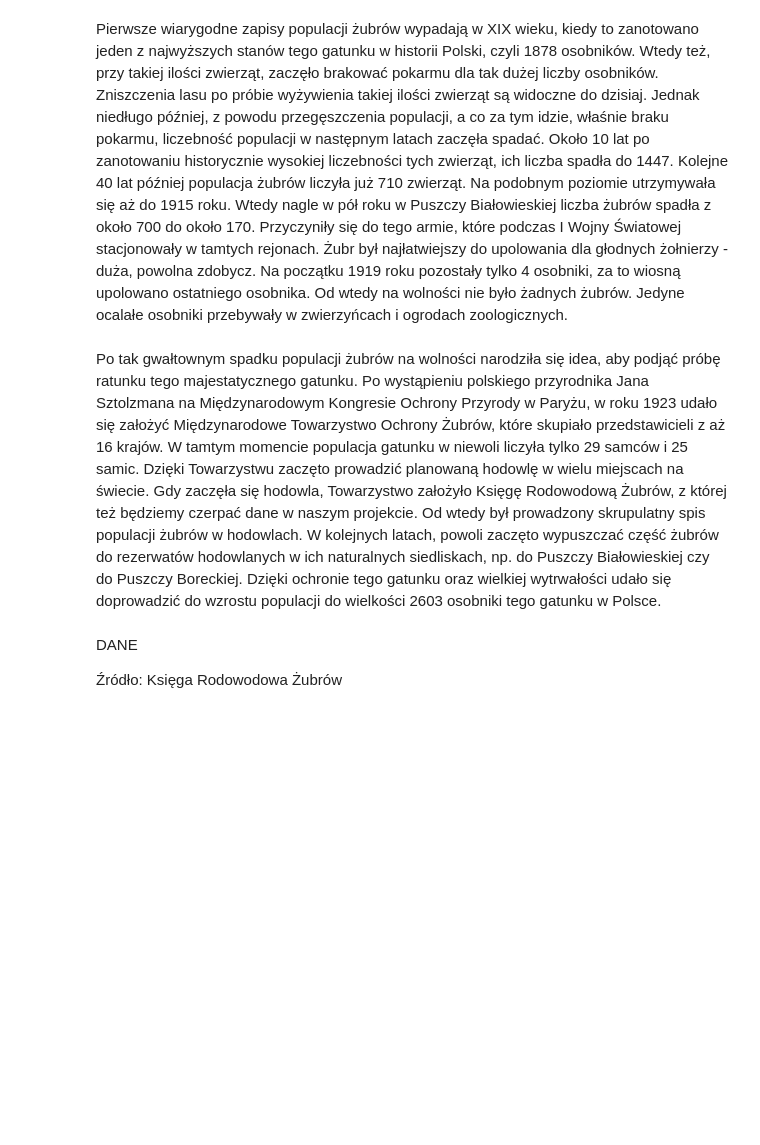
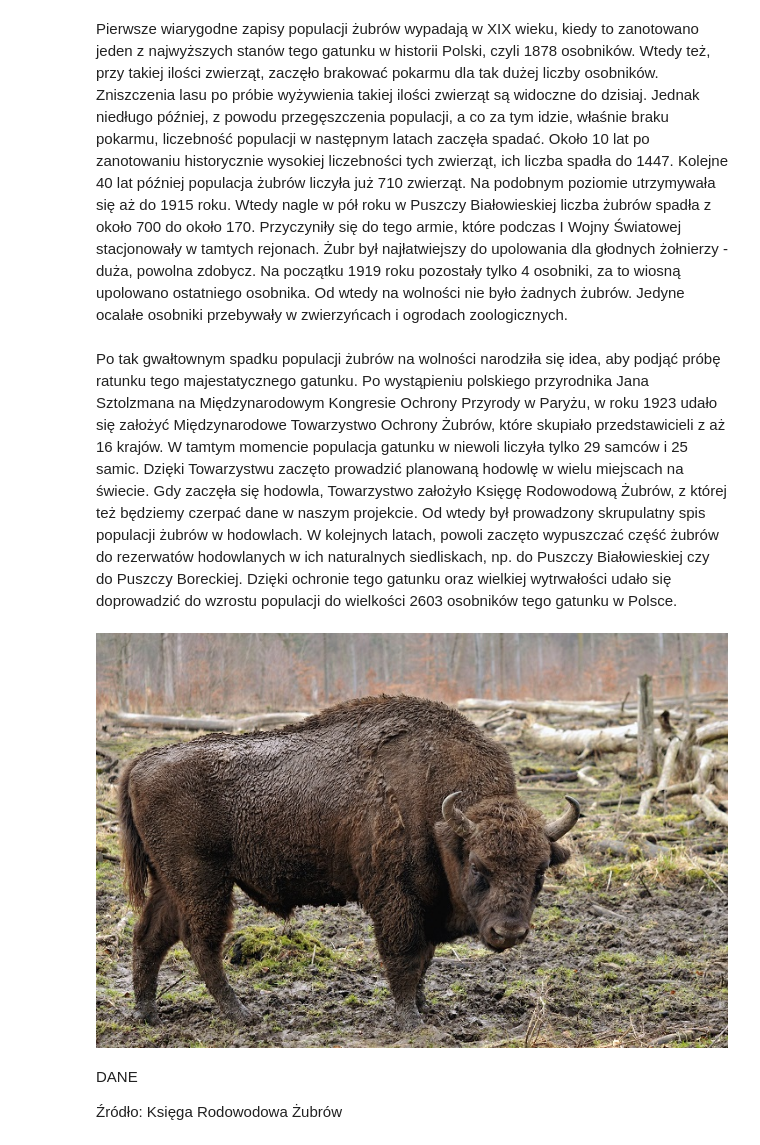
Before and after one commit to MichalSapijaszko/ProjektPakiety, a Jupyter notebook: Prezka1.ipynb, the cells around one changed output. Drawn from its saved outputs; the diff is of its cells as text; code cells hidden in the pictures; blank space fills up the shorter version.

```diff
--- a/Prezka1.ipynb
+++ b/Prezka1.ipynb
@@ -7,7 +7,12 @@ Od XI wieku żubry występowały głównie w większych kompleksach leśnych. Ju
 # %% [markdown]
 Pierwsze wiarygodne zapisy populacji żubrów wypadają w XIX wieku, kiedy to zanotowano jeden z najwyższych stanów tego gatunku w historii Polski, czyli 1878 osobników. Wtedy też, przy takiej ilości zwierząt, zaczęło brakować pokarmu dla tak dużej liczby osobników. Zniszczenia lasu po próbie wyżywienia takiej ilości zwierząt są widoczne do dzisiaj. Jednak niedługo później, z powodu przegęszczenia populacji, a co za tym idzie, właśnie braku pokarmu, liczebność populacji w następnym latach zaczęła spadać. Około 10 lat po zanotowaniu historycznie wysokiej liczebności tych zwierząt, ich liczba spadła do 1447. Kolejne 40 lat później populacja żubrów liczyła już 710 zwierząt. Na podobnym poziomie utrzymywała się aż do 1915 roku. Wtedy nagle w pół roku w Puszczy Białowieskiej liczba żubrów spadła z około 700 do około 170. Przyczyniły się do tego armie, które podczas I Wojny Światowej stacjonowały w tamtych rejonach. Żubr był najłatwiejszy do upolowania dla głodnych żołnierzy - duża, powolna zdobycz. Na początku 1919 roku pozostały tylko 4 osobniki, za to wiosną upolowano ostatniego osobnika. Od wtedy na wolności nie było żadnych żubrów. Jedyne ocalałe osobniki przebywały w zwierzyńcach i ogrodach zoologicznych.
 # %% [markdown]
-Po tak gwałtownym spadku populacji żubrów na wolności narodziła się idea, aby podjąć próbę ratunku tego majestatycznego gatunku. Po wystąpieniu polskiego przyrodnika Jana Sztolzmana na Międzynarodowym Kongresie Ochrony Przyrody w Paryżu, w roku 1923 udało się założyć Międzynarodowe Towarzystwo Ochrony Żubrów, które skupiało przedstawicieli z aż 16 krajów. W tamtym momencie populacja gatunku w niewoli liczyła tylko 29 samców i 25 samic. Dzięki Towarzystwu zaczęto prowadzić planowaną hodowlę w wielu miejscach na świecie. Gdy zaczęła się hodowla, Towarzystwo założyło Księgę Rodowodową Żubrów, z której też będziemy czerpać dane w naszym projekcie. Od wtedy był prowadzony skrupulatny spis populacji żubrów w hodowlach. W kolejnych latach, powoli zaczęto wypuszczać część żubrów do rezerwatów hodowlanych w ich naturalnych siedliskach, np. do Puszczy Białowieskiej czy do Puszczy Boreckiej. Dzięki ochronie tego gatunku oraz wielkiej wytrwałości udało się doprowadzić do wzrostu populacji do wielkości 2603 osobniki tego gatunku w Polsce.
+Po tak gwałtownym spadku populacji żubrów na wolności narodziła się idea, aby podjąć próbę ratunku tego majestatycznego gatunku. Po wystąpieniu polskiego przyrodnika Jana Sztolzmana na Międzynarodowym Kongresie Ochrony Przyrody w Paryżu, w roku 1923 udało się założyć Międzynarodowe Towarzystwo Ochrony Żubrów, które skupiało przedstawicieli z aż 16 krajów. W tamtym momencie populacja gatunku w niewoli liczyła tylko 29 samców i 25 samic. Dzięki Towarzystwu zaczęto prowadzić planowaną hodowlę w wielu miejscach na świecie. Gdy zaczęła się hodowla, Towarzystwo założyło Księgę Rodowodową Żubrów, z której też będziemy czerpać dane w naszym projekcie. Od wtedy był prowadzony skrupulatny spis populacji żubrów w hodowlach. W kolejnych latach, powoli zaczęto wypuszczać część żubrów do rezerwatów hodowlanych w ich naturalnych siedliskach, np. do Puszczy Białowieskiej czy do Puszczy Boreckiej. Dzięki ochronie tego gatunku oraz wielkiej wytrwałości udało się doprowadzić do wzrostu populacji do wielkości 2603 osobników tego gatunku w Polsce.
+# %%
+using IJulia, Images
+IJulia.display(load("Żubr.jpg"))
+# %% [output]
+[figure, added]
 # %% [markdown]
 DANE
 
```
Also changed, not shown: parts of 8 cells of this notebook, 2 other files.
